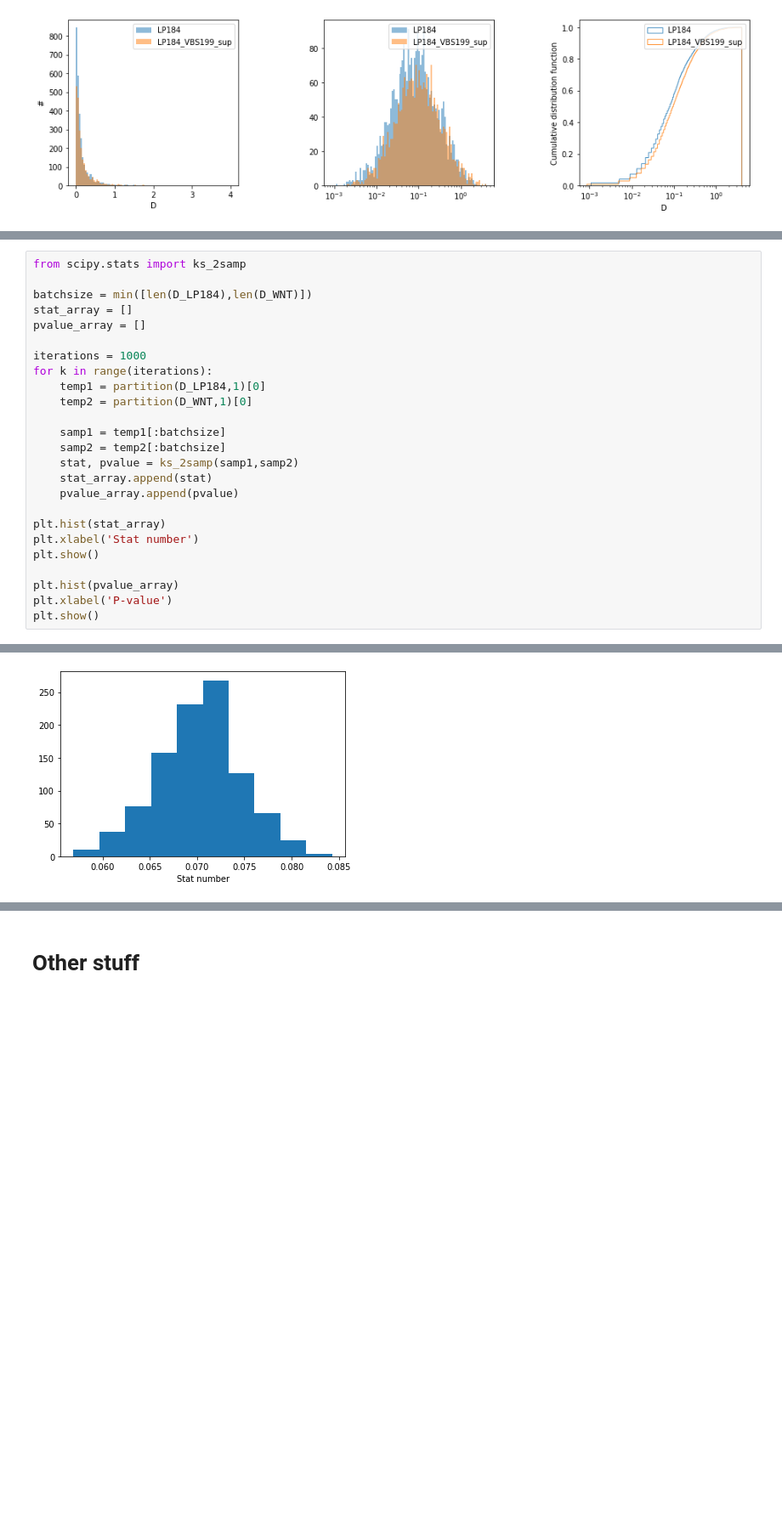
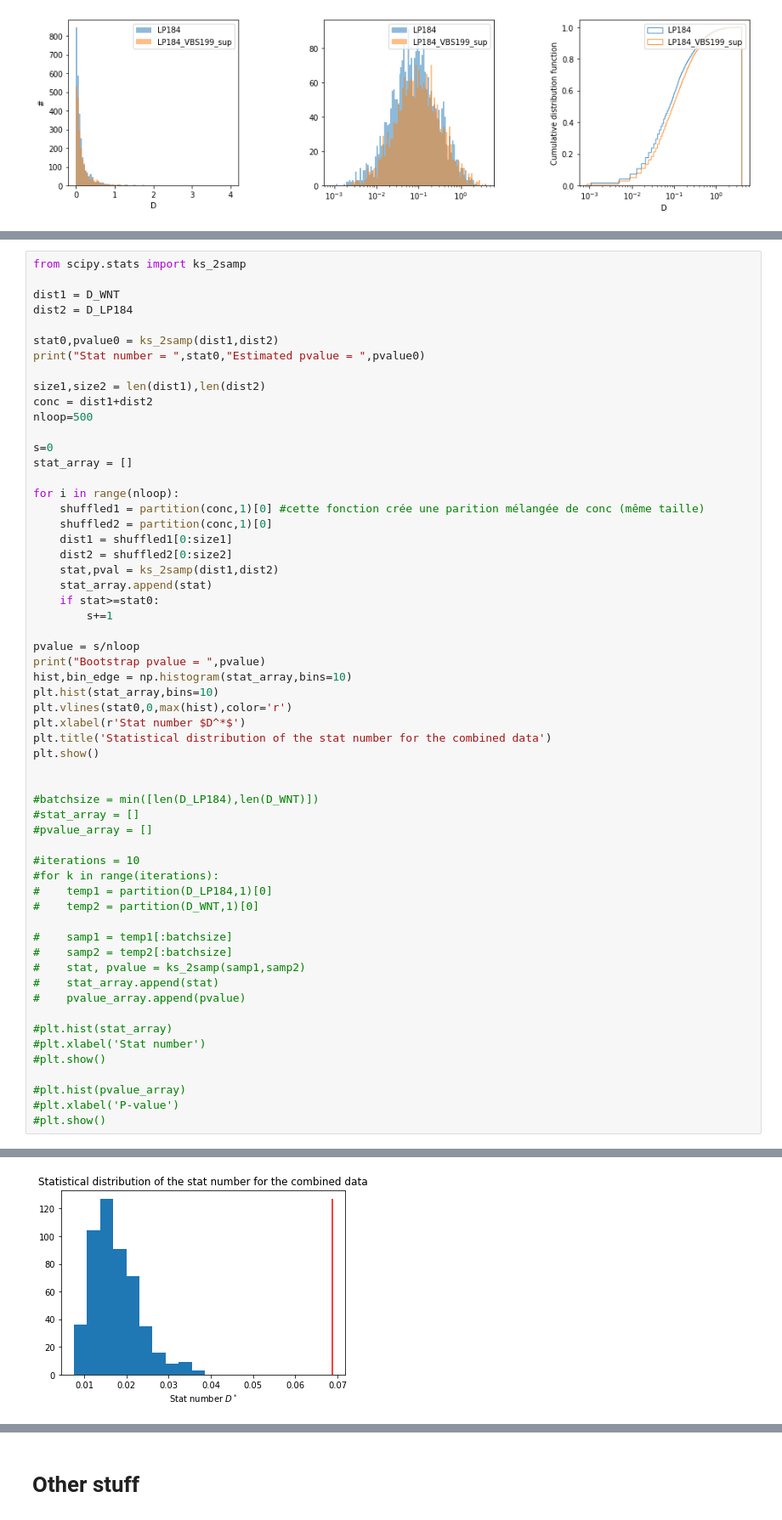
Before and after one commit to remy13127/Internship, a Jupyter notebook: Notebook.ipynb, the cells around one changed output, grey strips where cells are left out. Shown at 85% size. Saved outputs shown, nothing was run; the diff lists cells and outputs as text; blank space fills up the shorter version.

```diff
--- a/Notebook.ipynb
+++ b/Notebook.ipynb
@@ -207,26 +215,59 @@ Using the bootstrap technique...
 # %%
 from scipy.stats import ks_2samp
 
-batchsize = min([len(D_LP184),len(D_WNT)])
+dist1 = D_WNT
+dist2 = D_LP184
+
+stat0,pvalue0 = ks_2samp(dist1,dist2)
+print("Stat number = ",stat0,"Estimated pvalue = ",pvalue0)
+
+size1,size2 = len(dist1),len(dist2)
+conc = dist1+dist2
+nloop=500
+
+s=0
 stat_array = []
-pvalue_array = []
 
-iterations = 1000
-for k in range(iterations):
-    temp1 = partition(D_LP184,1)[0]
-    temp2 = partition(D_WNT,1)[0]
+for i in range(nloop):
+    shuffled1 = partition(conc,1)[0] #cette fonction crée une parition mélangée de conc (même taille)
+    shuffled2 = partition(conc,1)[0]
+    dist1 = shuffled1[0:size1]
+    dist2 = shuffled2[0:size2]
+    stat,pval = ks_2samp(dist1,dist2)
+    stat_array.append(stat)
+    if stat>=stat0:
+        s+=1
 
-    samp1 = temp1[:batchsize]
-    samp2 = temp2[:batchsize]
-    stat, pvalue = ks_2samp(samp1,samp2)
-    stat_array.append(stat)
-    pvalue_array.append(pvalue)
-
-plt.hist(stat_array)
-plt.xlabel('Stat number')
+pvalue = s/nloop
+print("Bootstrap pvalue = ",pvalue)
+hist,bin_edge = np.histogram(stat_array,bins=10)
+plt.hist(stat_array,bins=10)
+plt.vlines(stat0,0,max(hist),color='r')
+plt.xlabel(r'Stat number $D^*$')
+plt.title('Statistical distribution of the stat number for the combined data')
 plt.show()
 
-plt.hist(pvalue_array)
-plt.xlabel('P-value')
-plt.show()
+
+#batchsize = min([len(D_LP184),len(D_WNT)])
+#stat_array = []
+#pvalue_array = []
+
+#iterations = 10
+#for k in range(iterations):
+#    temp1 = partition(D_LP184,1)[0]
+#    temp2 = partition(D_WNT,1)[0]
+
+#    samp1 = temp1[:batchsize]
+#    samp2 = temp2[:batchsize]
+#    stat, pvalue = ks_2samp(samp1,samp2)
+#    stat_array.append(stat)
+#    pvalue_array.append(pvalue)
+
+#plt.hist(stat_array)
+#plt.xlabel('Stat number')
+#plt.show()
+
+#plt.hist(pvalue_array)
+#plt.xlabel('P-value')
+#plt.show()
 # %% [output]
@@ -233 +276 @@ plt.show()
-[figure, old version]
+[figure, new version]
```
Also changed, not shown: parts of 3 cells of this notebook.
